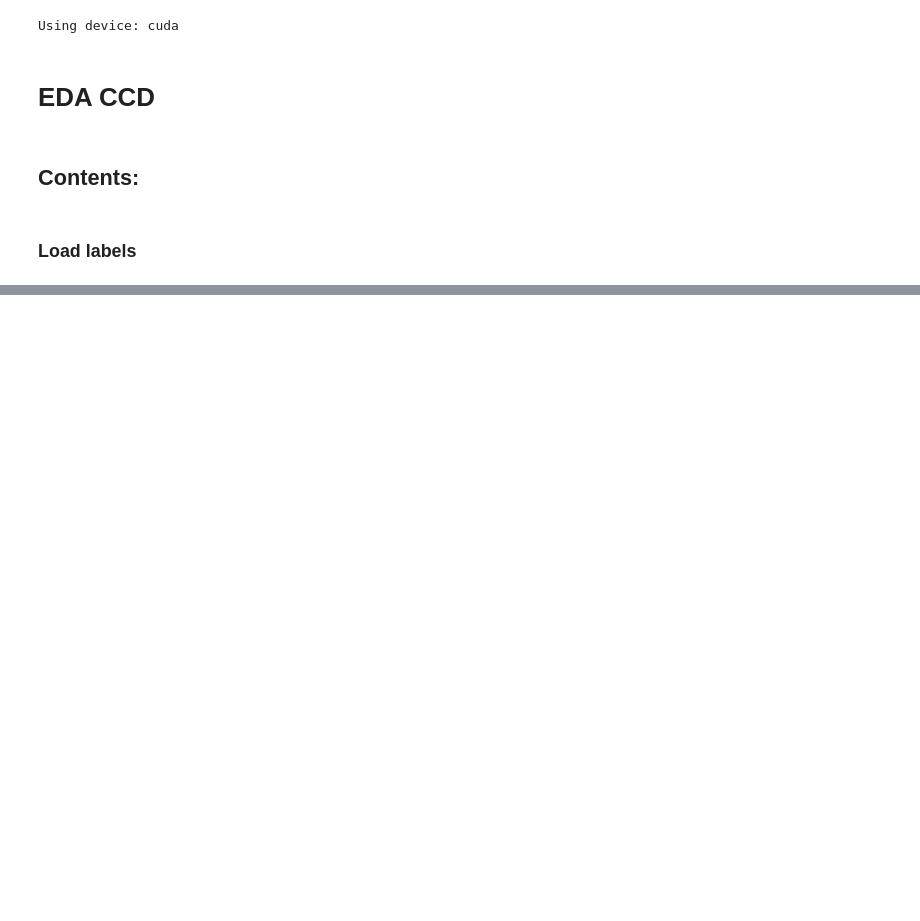
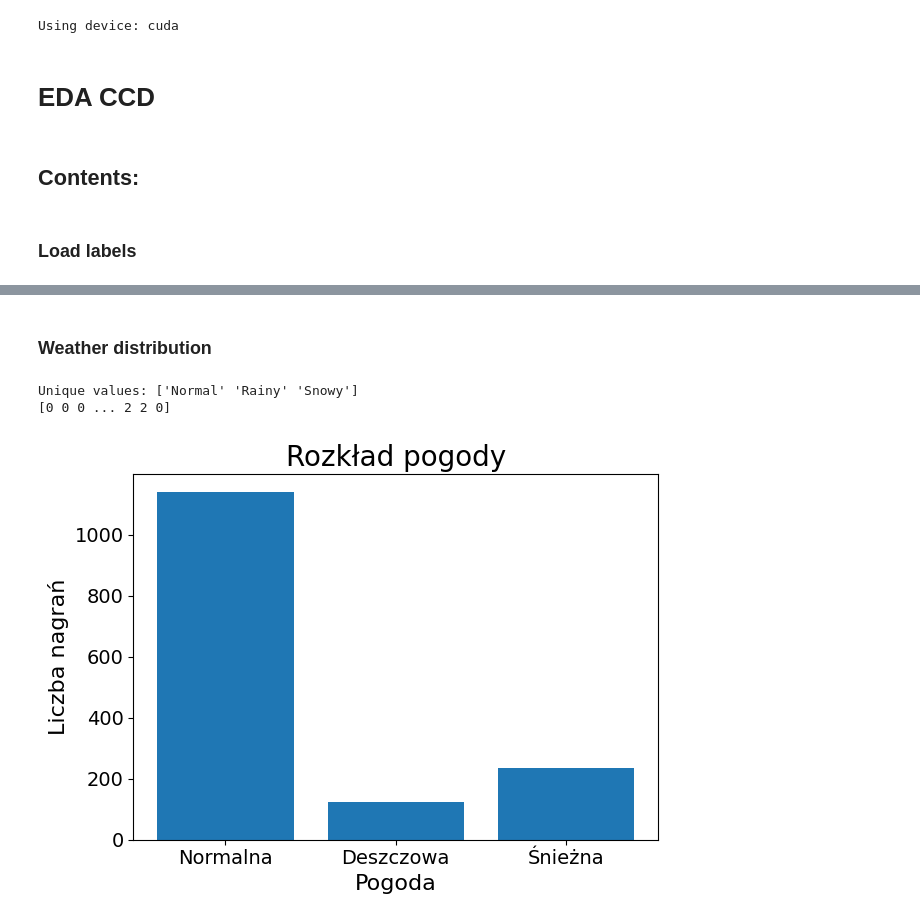
Before and after one commit to lucasosiewicz/anomaly_traffic_road, a Jupyter notebook: notebooks/001_EDA_CCD.ipynb, the cells around one changed output, grey strips where cells are left out. Cells and saved outputs as stored; diff of their text form; code cells hidden in the pictures; blank space fills up the shorter version.

```diff
--- a/notebooks/001_EDA_CCD.ipynb
+++ b/notebooks/001_EDA_CCD.ipynb
@@ -55,0 +90,19 @@ Yes
+# %% [markdown]
+### Weather distribution
+# %%
+unique_values, labels = np.unique(weather, return_inverse=True)
+print(f"Unique values: {unique_values}")
+print(labels)
+
+plt.bar(["Normalna", "Deszczowa", "Śnieżna"], [np.where(labels == i)[0].shape[0] for i in range(len(unique_values))])
+plt.title('Rozkład pogody', fontsize=20)
+plt.xlabel('Pogoda', fontsize=16)
+plt.ylabel('Liczba nagrań', fontsize=16)
+plt.xticks(fontsize=14)
+plt.yticks(fontsize=14)
+plt.tight_layout()
+plt.show()
+# %% [output]
+Unique values: ['Normal' 'Rainy' 'Snowy']
+[0 0 0 ... 2 2 0]
+[figure, added]
```
Also changed, not shown: parts of 18 cells of this notebook, 14 other files.
